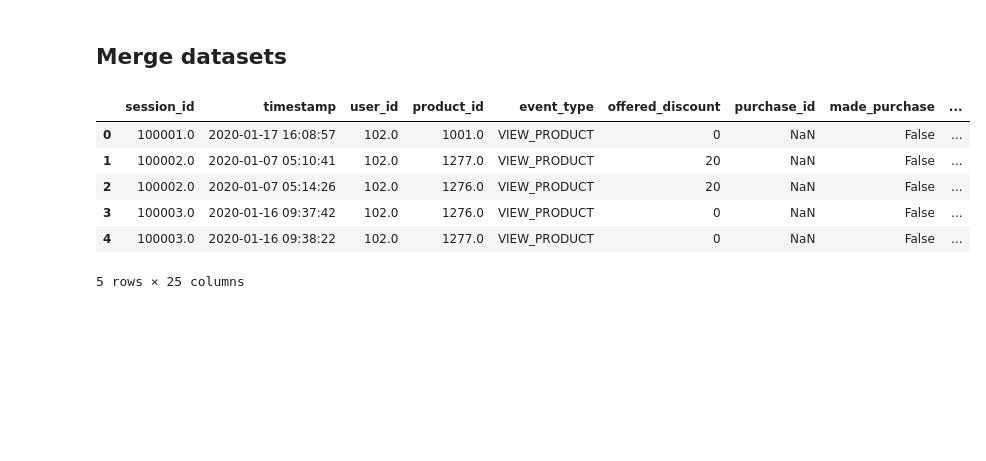
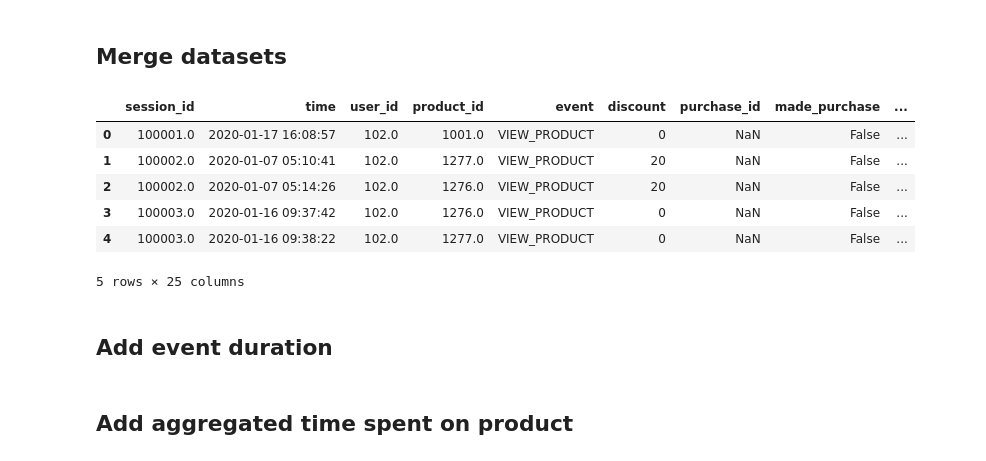
Before and after one commit to matkob/eshoppping, a Jupyter notebook: exploration.ipynb, the cells around one changed output. Cells and saved outputs as stored; diff of their text form; code cells hidden in the pictures; blank space fills up the shorter version.

Commit message:
time features

```diff
--- a/exploration.ipynb
+++ b/exploration.ipynb
@@ -261,14 +261,21 @@ Removed 9.9% of rows (before 3184, after 3533).
 # %%
 data = sessions.merge(products, how='left', on='product_id')
 data = data.merge(users, how='left', on='user_id')
 data = data.merge(deliveries, how='left', on='purchase_id')
 data = data.drop(['category_path', 'main_category', 'timestamp_date'], axis=1)
+data.columns = ['session_id', 'time', 'user_id', 'product_id', 'event',\
+                'discount', 'purchase_id', 'made_purchase', 'known_product',\
+                'product', 'price', 'cat_0', 'cat_1', 'cat_2', 'cat_3',\
+                'city', 'street', 'name_1', 'name_2', 'surname', 'female',\
+                'purchase_time', 'delivery_time', 'delivery_company', 'delivery_duration']
 data.head()
 # %% [output]
-|  | session_id | timestamp | user_id | product_id | event_type | offered_discount | purchase_id | made_purchase | ... |
+|  | session_id | time | user_id | product_id | event | discount | purchase_id | made_purchase | ... |
 | 0 | 100001.0 | 2020-01-17 16:08:57 | 102.0 | 1001.0 | VIEW_PRODUCT | 0 | NaN | False | ... |
 | 1 | 100002.0 | 2020-01-07 05:10:41 | 102.0 | 1277.0 | VIEW_PRODUCT | 20 | NaN | False | ... |
 | 2 | 100002.0 | 2020-01-07 05:14:26 | 102.0 | 1276.0 | VIEW_PRODUCT | 20 | NaN | False | ... |
 | 3 | 100003.0 | 2020-01-16 09:37:42 | 102.0 | 1276.0 | VIEW_PRODUCT | 0 | NaN | False | ... |
 | 4 | 100003.0 | 2020-01-16 09:38:22 | 102.0 | 1277.0 | VIEW_PRODUCT | 0 | NaN | False | ... |
 5 rows × 25 columns
+# %% [markdown]
+## Add event duration
@@ -274,0 +292,2 @@ data.head()
+# %% [markdown]
+## Add aggregated time spent on product
```
Also changed, not shown: parts of 3 cells of this notebook, 3 other files.
